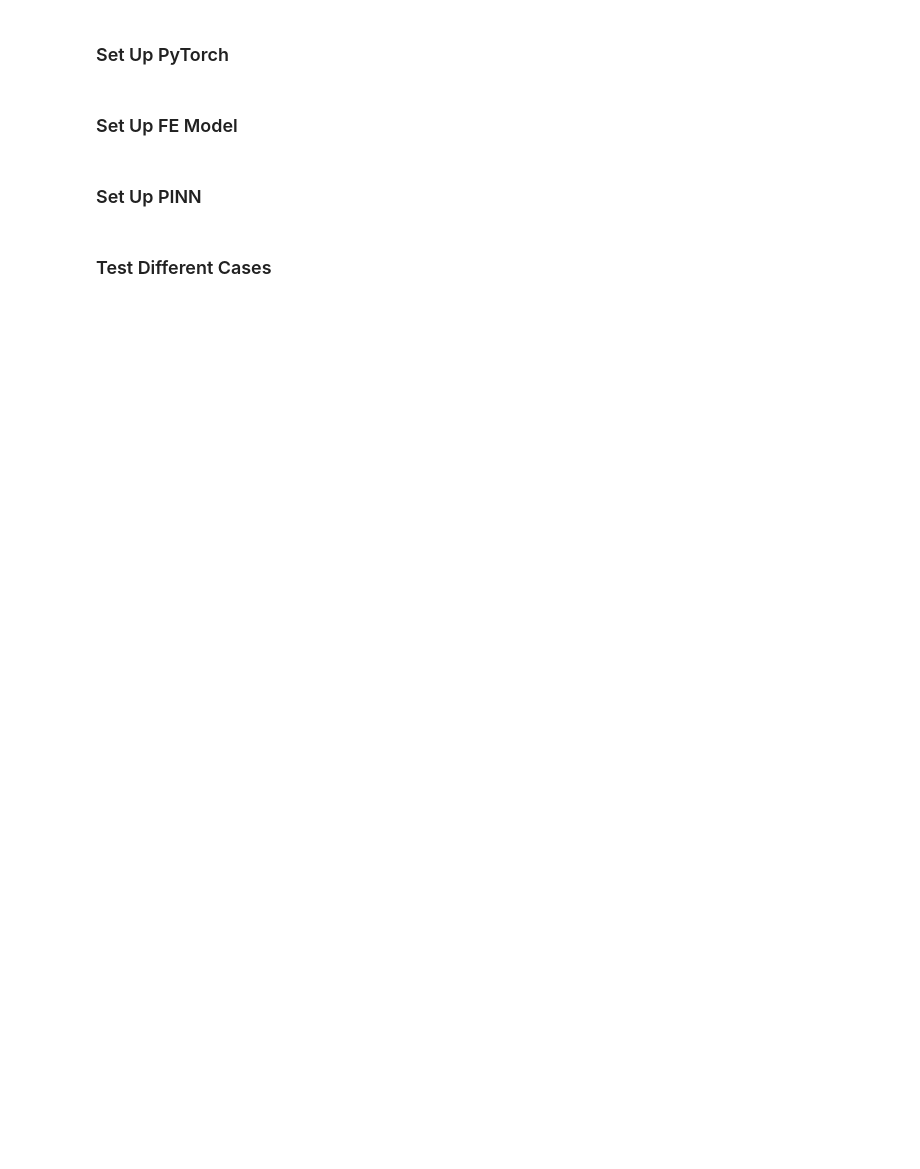
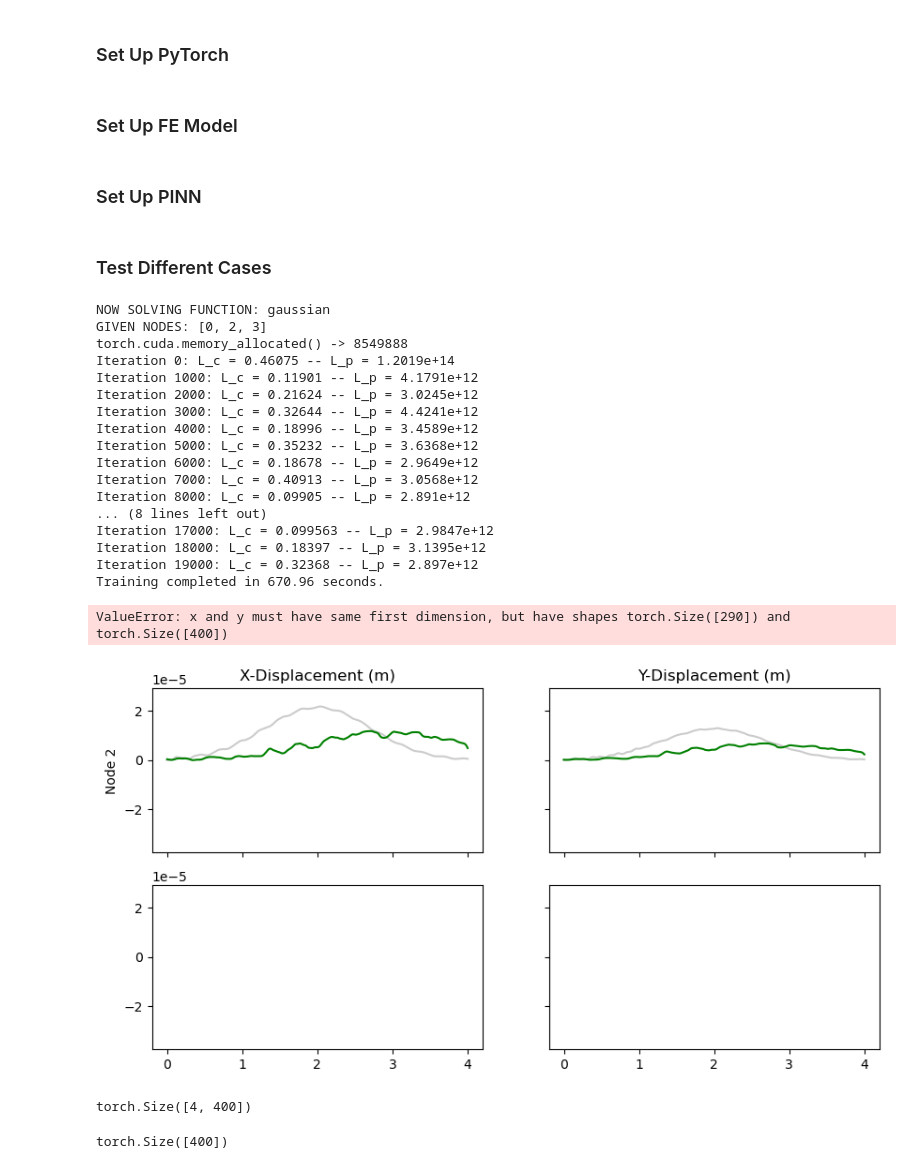
Before and after one commit to Gunnar703/journal-pinn, a Jupyter notebook: main.ipynb, the cells around one changed output. Saved outputs shown, nothing was run; the diff lists cells and outputs as text; code cells hidden in the pictures; blank space fills up the shorter version.

Commit message:
second attempted plotting fix

```diff
--- a/main.ipynb
+++ b/main.ipynb
@@ -50,7 +50,7 @@ tp = latin_hypercube_1D(time[0], time[-1], ntp, device="cuda")  # physics points
 
 alpha = 1e-14  # physics loss weight
 
-learning_rate = 1e-4
+learning_rate = 1e-3
 max_iterations = 20_000
 iterations_til_summary = 1000  # print summary every 1000 iterations
 # %% [markdown]
@@ -209,7 +209,7 @@ for forcing_function in functions:
             if i in node_list:
                 # Plot given data
                 ax[i, 0].plot(
-                    tc.cpu(),
+                    time.cpu(),
                     displacements[2 * i].cpu(),
                     color="orange",
                     label="Data",
@@ -218,7 +218,7 @@ for forcing_function in functions:
                     linestyle="None",
                 )
                 ax[i, 1].plot(
-                    tc.cpu(),
+                    time.cpu(),
                     displacements[2 * i + 1].cpu(),
                     color="orange",
                     label="Data",
@@ -226,30 +226,59 @@ for forcing_function in functions:
                     markersize=1,
                     linestyle="None",
                 )
 
             # Legend
             if i == 0:
                 ax[i, 1].legend(loc="upper center", ncols=1, bbox_to_anchor=(1.2, 1))
 
         plt.savefig(plot_save_file)
+        plt.close()
 
         # Delete all unneeded variables
         del (
             model,
             fig,
             ax,
             u_pred,
             start,
             end,
             optimizer,
             loss,
             physical_loss,
             collocation_loss,
             target,
             model_output,
             shuffle_idx_c,
             shuffle_idx_p,
             writer,
         )
 
         torch.cuda.empty_cache()
+# %% [output]
+NOW SOLVING FUNCTION: gaussian
+GIVEN NODES: [0, 2, 3]
+torch.cuda.memory_allocated() -> 8549888
+Iteration 0: L_c = 0.46075 -- L_p = 1.2019e+14
+Iteration 1000: L_c = 0.11901 -- L_p = 4.1791e+12
+Iteration 2000: L_c = 0.21624 -- L_p = 3.0245e+12
+Iteration 3000: L_c = 0.32644 -- L_p = 4.4241e+12
+Iteration 4000: L_c = 0.18996 -- L_p = 3.4589e+12
+Iteration 5000: L_c = 0.35232 -- L_p = 3.6368e+12
+Iteration 6000: L_c = 0.18678 -- L_p = 2.9649e+12
+Iteration 7000: L_c = 0.40913 -- L_p = 3.0568e+12
+Iteration 8000: L_c = 0.09905 -- L_p = 2.891e+12
+... (8 lines left out)
+Iteration 17000: L_c = 0.099563 -- L_p = 2.9847e+12
+Iteration 18000: L_c = 0.18397 -- L_p = 3.1395e+12
+Iteration 19000: L_c = 0.32368 -- L_p = 2.897e+12
+Training completed in 670.96 seconds.
+ValueError: x and y must have same first dimension, but have shapes torch.Size([290]) and torch.Size([400])
+[figure, added]
+# %%
+displacements.shape
+# %% [output]
+torch.Size([4, 400])
+# %%
+time.shape
+# %% [output]
+torch.Size([400])
```
